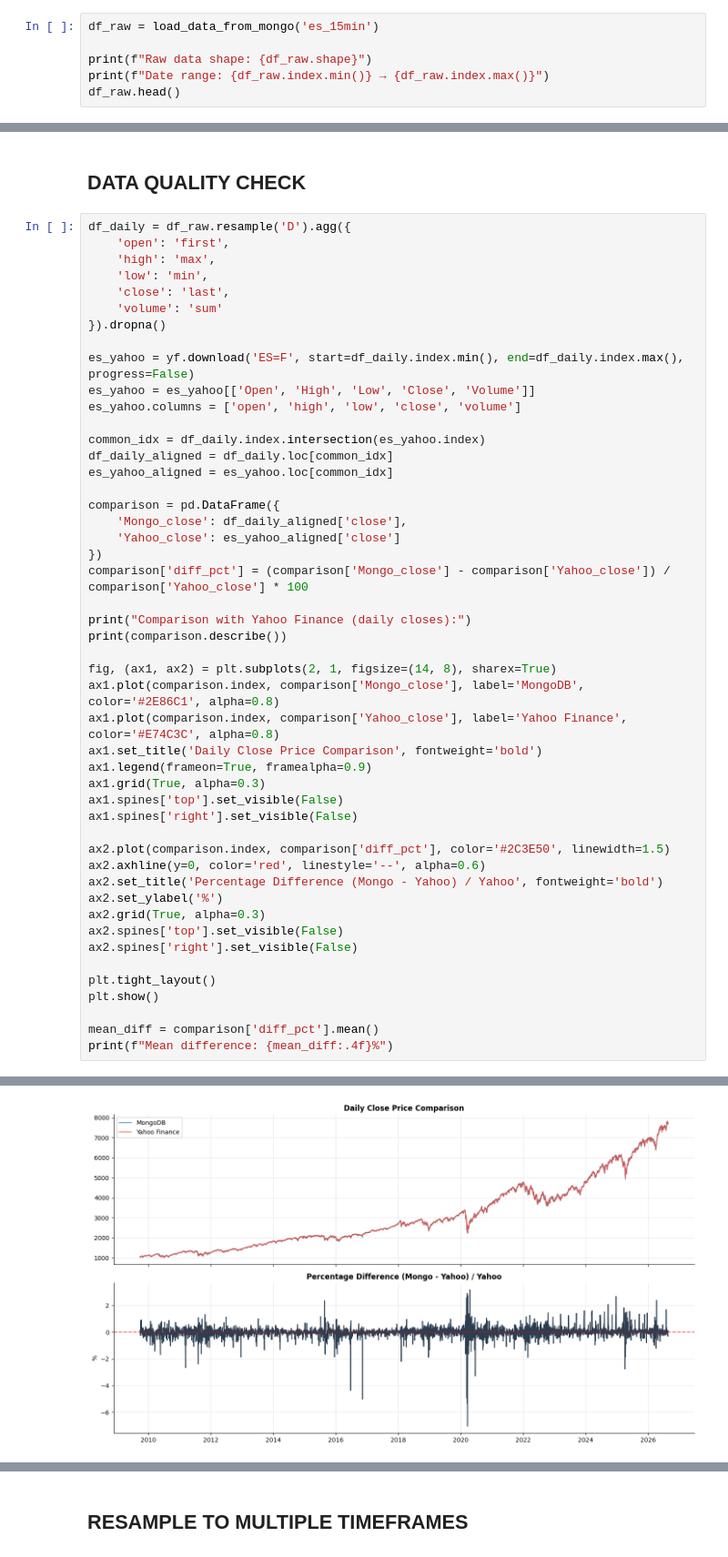
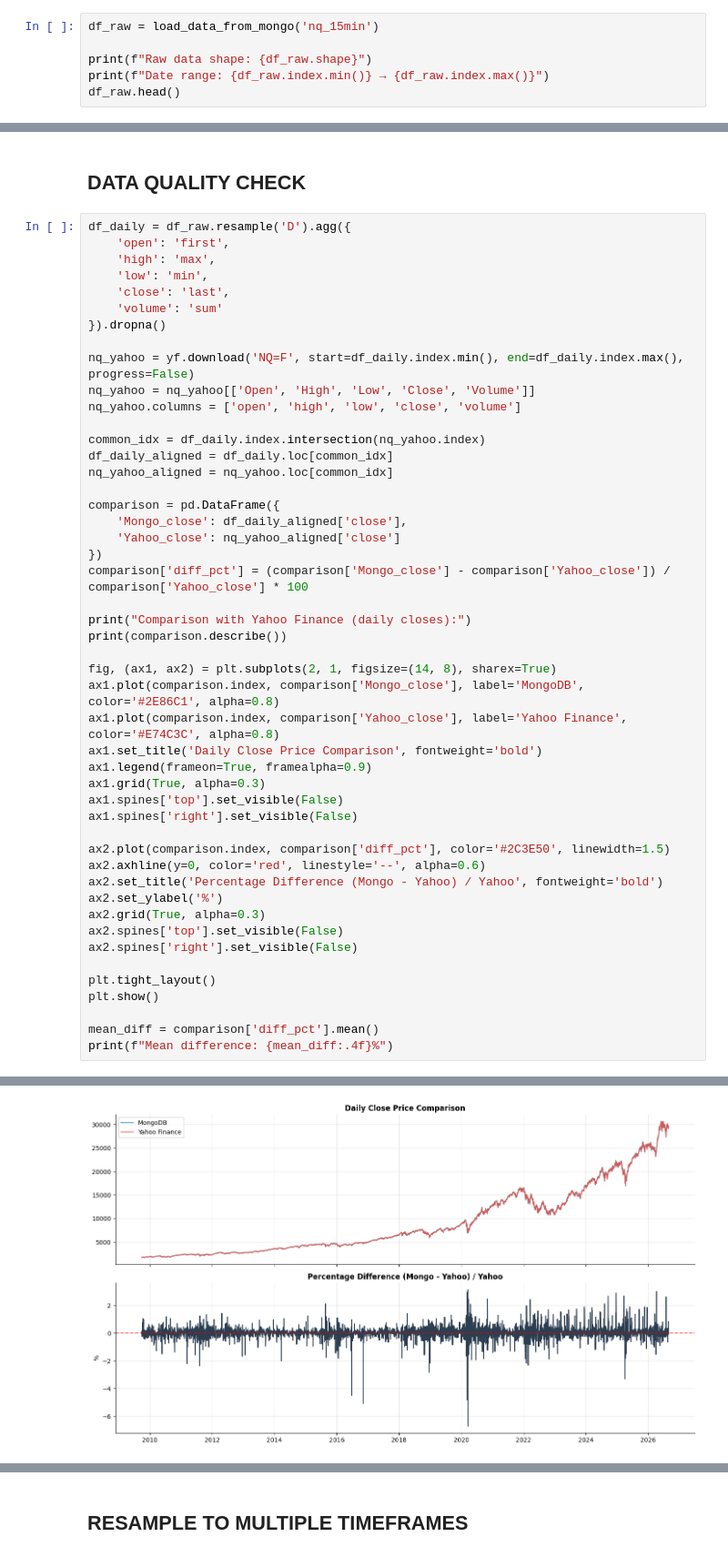
Before and after one commit to Andres-GP/Alphaca-Capital-Research, a Jupyter notebook: research_development/01_exploratory_data_analysis/notebooks/NQ_EDA.ipynb, the cells around one changed output, grey strips where cells are left out. Shown at 91% size. Saved outputs shown, nothing was run; the diff lists cells and outputs as text.

```diff
--- a/research_development/01_exploratory_data_analysis/notebooks/NQ_EDA.ipynb
+++ b/research_development/01_exploratory_data_analysis/notebooks/NQ_EDA.ipynb
@@ -46,7 +46,7 @@ Loaded utils from: /Users/luyandy/Documents/AlphaCapital/AlphaCapital-Research/r
 # %% [markdown]
 ## LOAD DATA FROM MONGODB
 # %%
-df_raw = load_data_from_mongo('es_15min')
+df_raw = load_data_from_mongo('nq_15min')
 
 print(f"Raw data shape: {df_raw.shape}")
 print(f"Date range: {df_raw.index.min()} → {df_raw.index.max()}")
@@ -72,17 +72,17 @@ df_daily = df_raw.resample('D').agg({
     'volume': 'sum'
 }).dropna()
 
-es_yahoo = yf.download('ES=F', start=df_daily.index.min(), end=df_daily.index.max(), progress=False)
-es_yahoo = es_yahoo[['Open', 'High', 'Low', 'Close', 'Volume']]
-es_yahoo.columns = ['open', 'high', 'low', 'close', 'volume']
+nq_yahoo = yf.download('NQ=F', start=df_daily.index.min(), end=df_daily.index.max(), progress=False)
+nq_yahoo = nq_yahoo[['Open', 'High', 'Low', 'Close', 'Volume']]
+nq_yahoo.columns = ['open', 'high', 'low', 'close', 'volume']
 
-common_idx = df_daily.index.intersection(es_yahoo.index)
+common_idx = df_daily.index.intersection(nq_yahoo.index)
 df_daily_aligned = df_daily.loc[common_idx]
-es_yahoo_aligned = es_yahoo.loc[common_idx]
+nq_yahoo_aligned = nq_yahoo.loc[common_idx]
 
 comparison = pd.DataFrame({
     'Mongo_close': df_daily_aligned['close'],
-    'Yahoo_close': es_yahoo_aligned['close']
+    'Yahoo_close': nq_yahoo_aligned['close']
 })
 comparison['diff_pct'] = (comparison['Mongo_close'] - comparison['Yahoo_close']) / comparison['Yahoo_close'] * 100
 
@@ -125 +125 @@ max    7824.250000  7822.500000     3.165919
-[figure, old version]
+[figure, new version]
```
Also changed, not shown: parts of 20 cells of this notebook, 5 other files.
